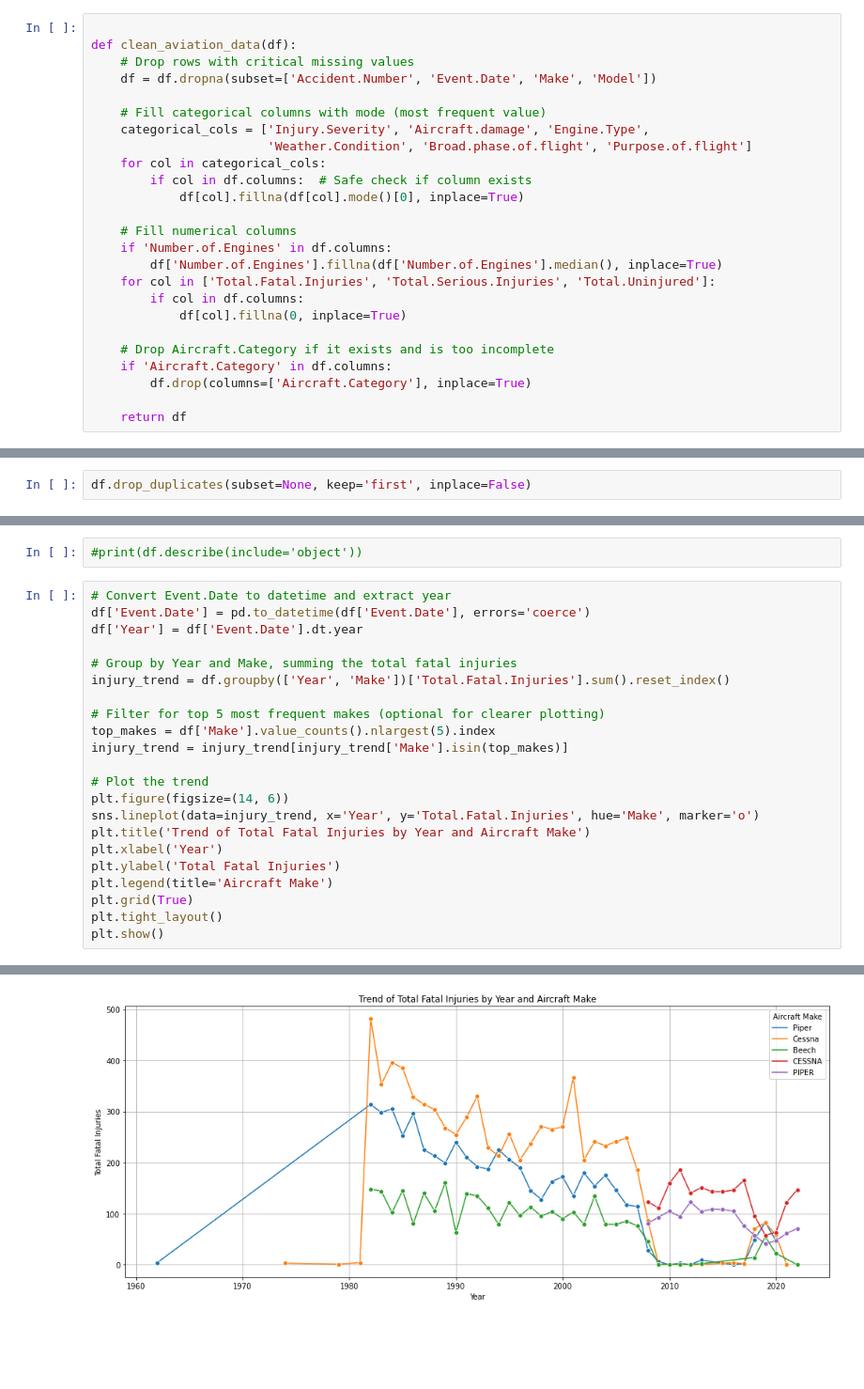
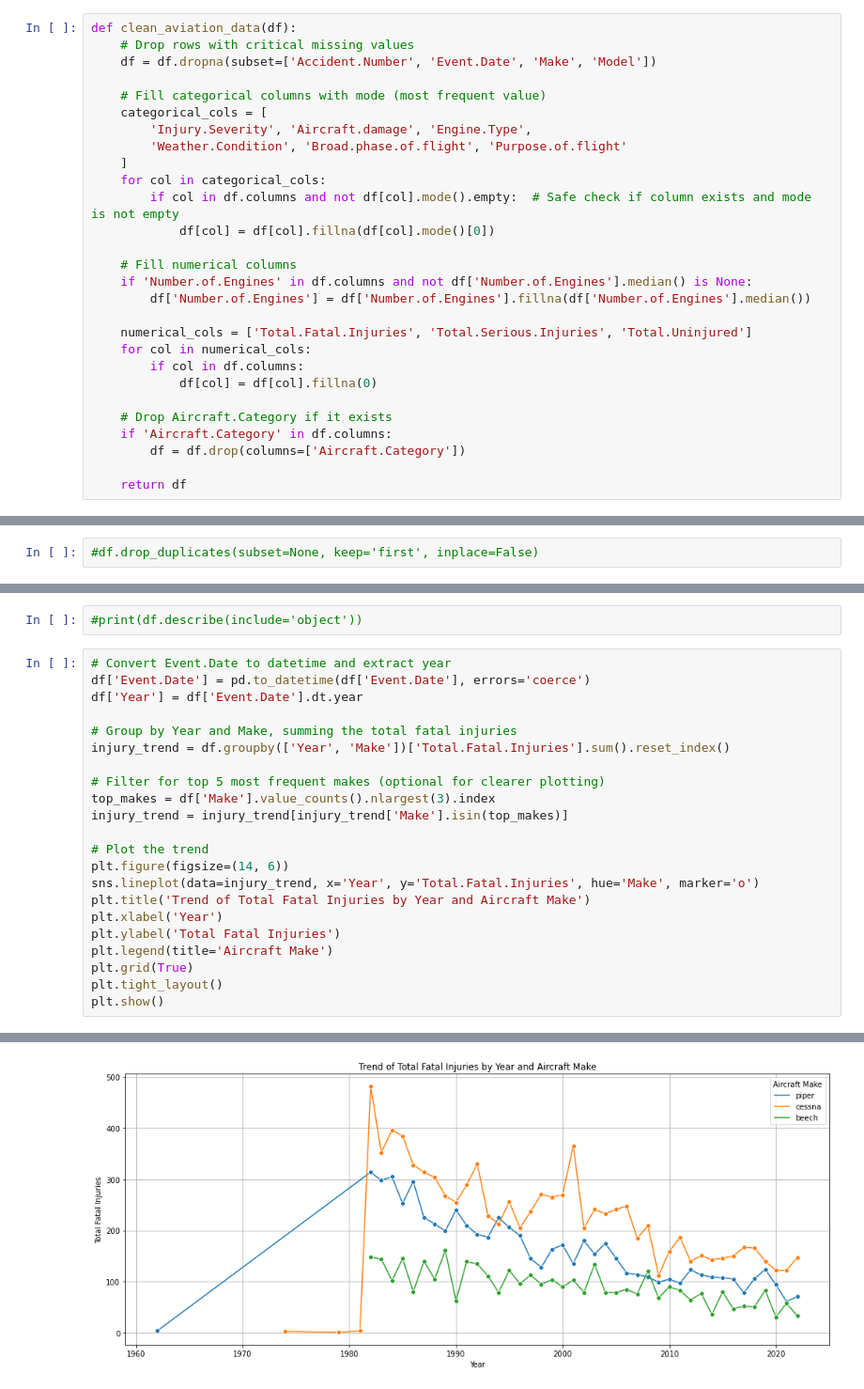
Before and after one commit to Murugi001/Phase-1-project, a Jupyter notebook: student.ipynb, the cells around one changed output, grey strips where cells are left out. Shown at 94% size. Saved outputs shown, nothing was run; the diff lists cells and outputs as text; blank space fills up the shorter version.

```diff
--- a/student.ipynb
+++ b/student.ipynb
@@ -131,28 +131,31 @@ These columns represent categories (like Injury.Severity, Aircraft.damage, etc.)
 df[col]:
 This accesses the DataFrame df and gets the specific column named col (which is dynamically set as the
 # %%
-
 def clean_aviation_data(df):
     # Drop rows with critical missing values
     df = df.dropna(subset=['Accident.Number', 'Event.Date', 'Make', 'Model'])
 
     # Fill categorical columns with mode (most frequent value)
-    categorical_cols = ['Injury.Severity', 'Aircraft.damage', 'Engine.Type',
-                        'Weather.Condition', 'Broad.phase.of.flight', 'Purpose.of.flight']
+    categorical_cols = [
+        'Injury.Severity', 'Aircraft.damage', 'Engine.Type',
+        'Weather.Condition', 'Broad.phase.of.flight', 'Purpose.of.flight'
+    ]
     for col in categorical_cols:
-        if col in df.columns:  # Safe check if column exists
-            df[col].fillna(df[col].mode()[0], inplace=True)
+        if col in df.columns and not df[col].mode().empty:  # Safe check if column exists and mode is not empty
+            df[col] = df[col].fillna(df[col].mode()[0])
 
     # Fill numerical columns
-    if 'Number.of.Engines' in df.columns:
-        df['Number.of.Engines'].fillna(df['Number.of.Engines'].median(), inplace=True)
-    for col in ['Total.Fatal.Injuries', 'Total.Serious.Injuries', 'Total.Uninjured']:
+    if 'Number.of.Engines' in df.columns and not df['Number.of.Engines'].median() is None:
+        df['Number.of.Engines'] = df['Number.of.Engines'].fillna(df['Number.of.Engines'].median())
+
+    numerical_cols = ['Total.Fatal.Injuries', 'Total.Serious.Injuries', 'Total.Uninjured']
+    for col in numerical_cols:
         if col in df.columns:
-            df[col].fillna(0, inplace=True)
+            df[col] = df[col].fillna(0)
 
-    # Drop Aircraft.Category if it exists and is too incomplete
+    # Drop Aircraft.Category if it exists
     if 'Aircraft.Category' in df.columns:
-        df.drop(columns=['Aircraft.Category'], inplace=True)
+        df = df.drop(columns=['Aircraft.Category'])
 
     return df
 # %%
@@ -199,2 +191,2 @@ Event.Id
 # %%
-df.drop_duplicates(subset=None, keep='first', inplace=False)
+#df.drop_duplicates(subset=None, keep='first', inplace=False)
@@ -362,7 +348,7 @@ df['Year'] = df['Event.Date'].dt.year
 injury_trend = df.groupby(['Year', 'Make'])['Total.Fatal.Injuries'].sum().reset_index()
 
 # Filter for top 5 most frequent makes (optional for clearer plotting)
-top_makes = df['Make'].value_counts().nlargest(5).index
+top_makes = df['Make'].value_counts().nlargest(3).index
 injury_trend = injury_trend[injury_trend['Make'].isin(top_makes)]
 
 # Plot the trend
@@ -389 +365 @@ See the caveats in the documentation: https://pandas.pydata.org/pandas-docs/stab
-[figure, old version]
+[figure, new version]
```
Also changed, not shown: parts of 17 cells of this notebook, 1 other file.
